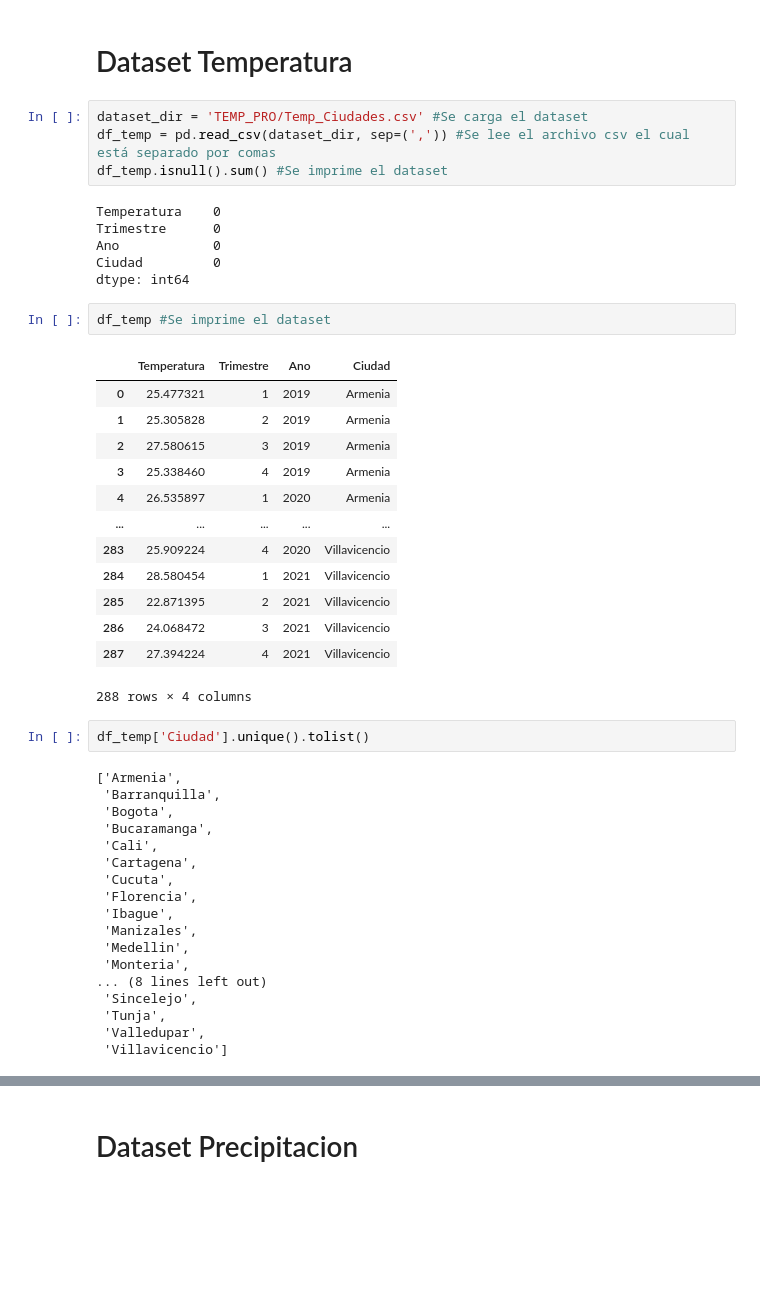
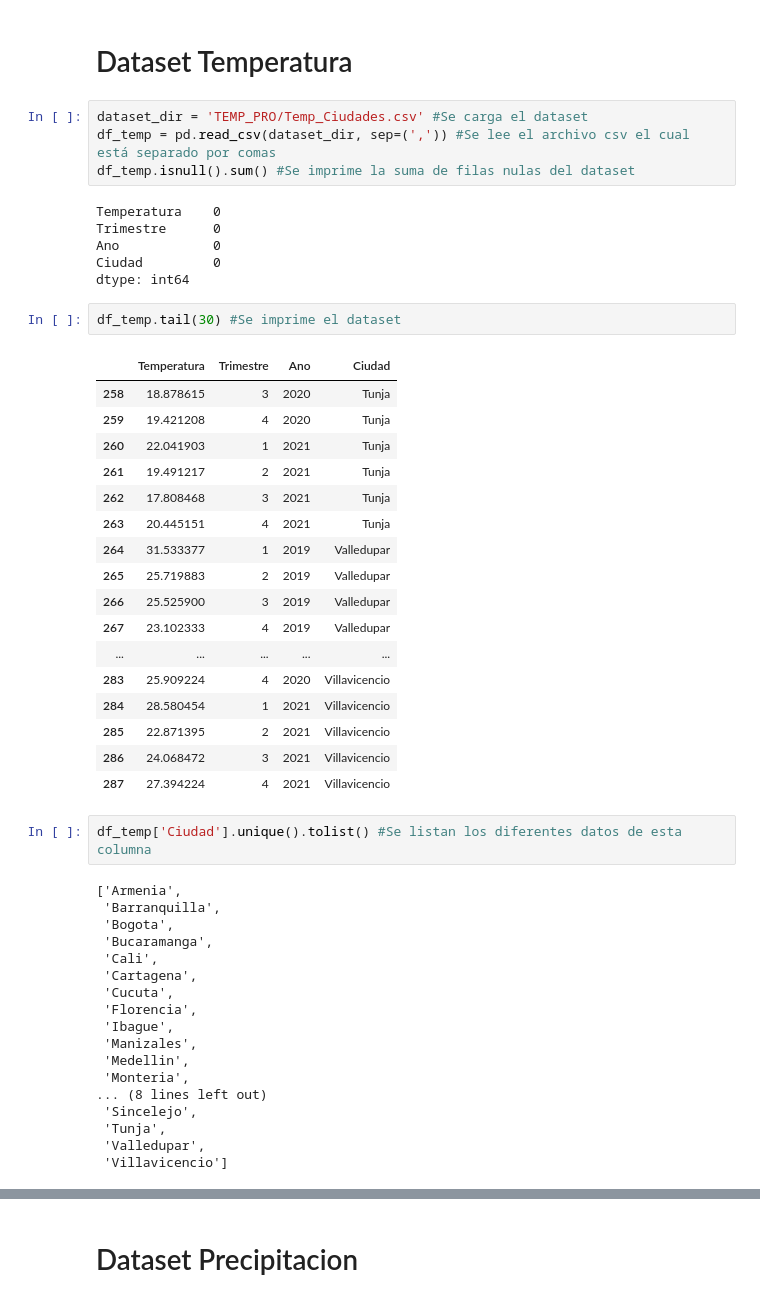
Before and after one commit to Sebas-Realpe/Indice_vul_COVID19, a Jupyter notebook: Multidimensional Index/Preprocesamiento/Union_datasets_nuevo.ipynb, the cells around one changed output, grey strips where cells are left out. Cells and saved outputs as stored; diff of their text form; blank space fills up the shorter version.

```diff
--- a/Multidimensional Index/Preprocesamiento/Union_datasets_nuevo.ipynb
+++ b/Multidimensional Index/Preprocesamiento/Union_datasets_nuevo.ipynb
@@ -112,7 +121,7 @@ df_dese
 # %%
 dataset_dir = 'TEMP_PRO/Temp_Ciudades.csv' #Se carga el dataset
 df_temp = pd.read_csv(dataset_dir, sep=(',')) #Se lee el archivo csv el cual está separado por comas
-df_temp.isnull().sum() #Se imprime el dataset
+df_temp.isnull().sum() #Se imprime la suma de filas nulas del dataset
 # %% [output]
 Temperatura    0
 Trimestre      0
@@ -120,23 +129,27 @@ Ano            0
 Ciudad         0
 dtype: int64
 # %%
-df_temp #Se imprime el dataset
+df_temp.tail(30) #Se imprime el dataset
 # %% [output]
 |  | Temperatura | Trimestre | Ano | Ciudad |
-| 0 | 25.477321 | 1 | 2019 | Armenia |
-| 1 | 25.305828 | 2 | 2019 | Armenia |
-| 2 | 27.580615 | 3 | 2019 | Armenia |
-| 3 | 25.338460 | 4 | 2019 | Armenia |
-| 4 | 26.535897 | 1 | 2020 | Armenia |
+| 258 | 18.878615 | 3 | 2020 | Tunja |
+| 259 | 19.421208 | 4 | 2020 | Tunja |
+| 260 | 22.041903 | 1 | 2021 | Tunja |
+| 261 | 19.491217 | 2 | 2021 | Tunja |
+| 262 | 17.808468 | 3 | 2021 | Tunja |
+| 263 | 20.445151 | 4 | 2021 | Tunja |
+| 264 | 31.533377 | 1 | 2019 | Valledupar |
+| 265 | 25.719883 | 2 | 2019 | Valledupar |
+| 266 | 25.525900 | 3 | 2019 | Valledupar |
+| 267 | 23.102333 | 4 | 2019 | Valledupar |
 | ... | ... | ... | ... | ... |
 | 283 | 25.909224 | 4 | 2020 | Villavicencio |
 | 284 | 28.580454 | 1 | 2021 | Villavicencio |
 | 285 | 22.871395 | 2 | 2021 | Villavicencio |
 | 286 | 24.068472 | 3 | 2021 | Villavicencio |
 | 287 | 27.394224 | 4 | 2021 | Villavicencio |
-288 rows × 4 columns
 # %%
-df_temp['Ciudad'].unique().tolist()
+df_temp['Ciudad'].unique().tolist() #Se listan los diferentes datos de esta columna
 # %% [output]
 ['Armenia',
  'Barranquilla',
```
Also changed, not shown: parts of 62 cells of this notebook, 18 other files.
